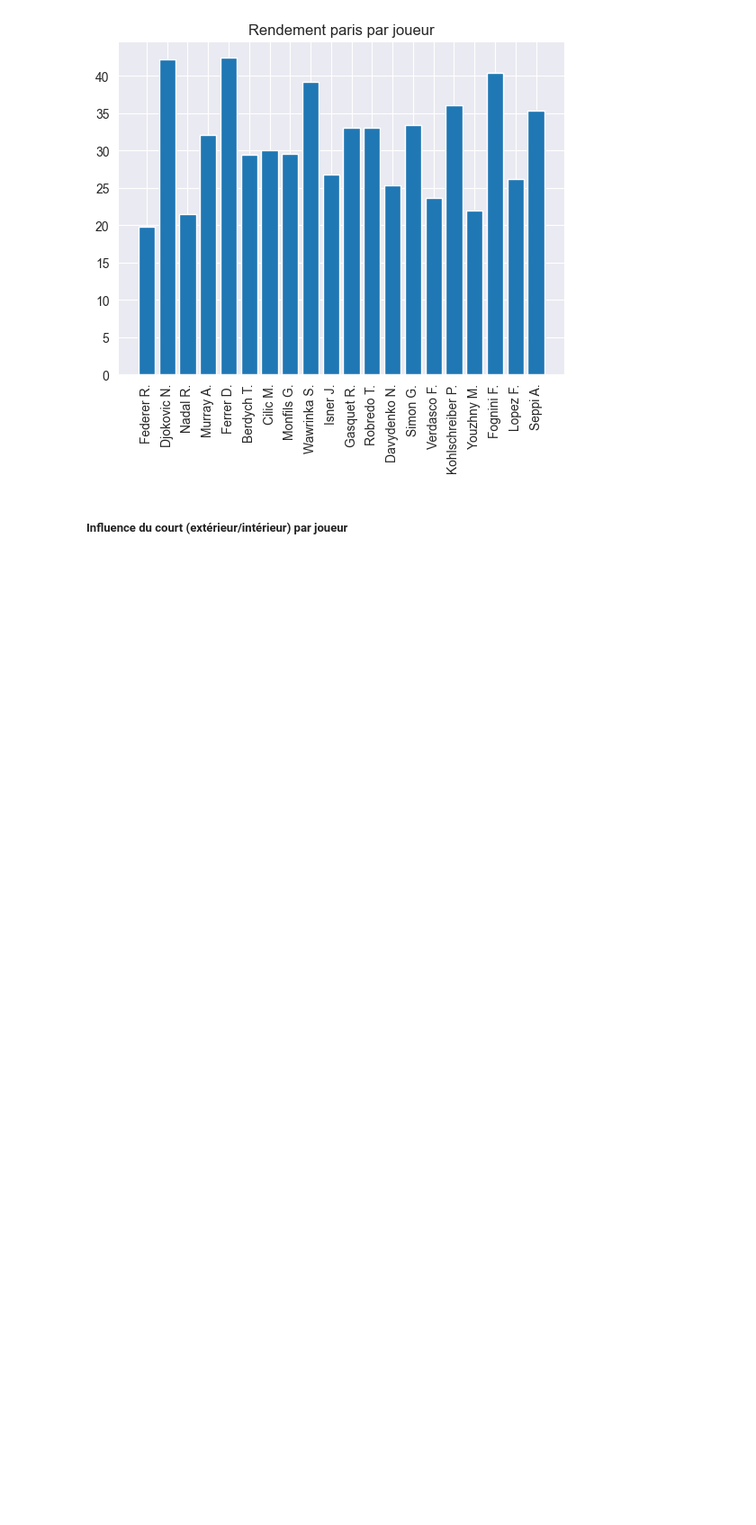
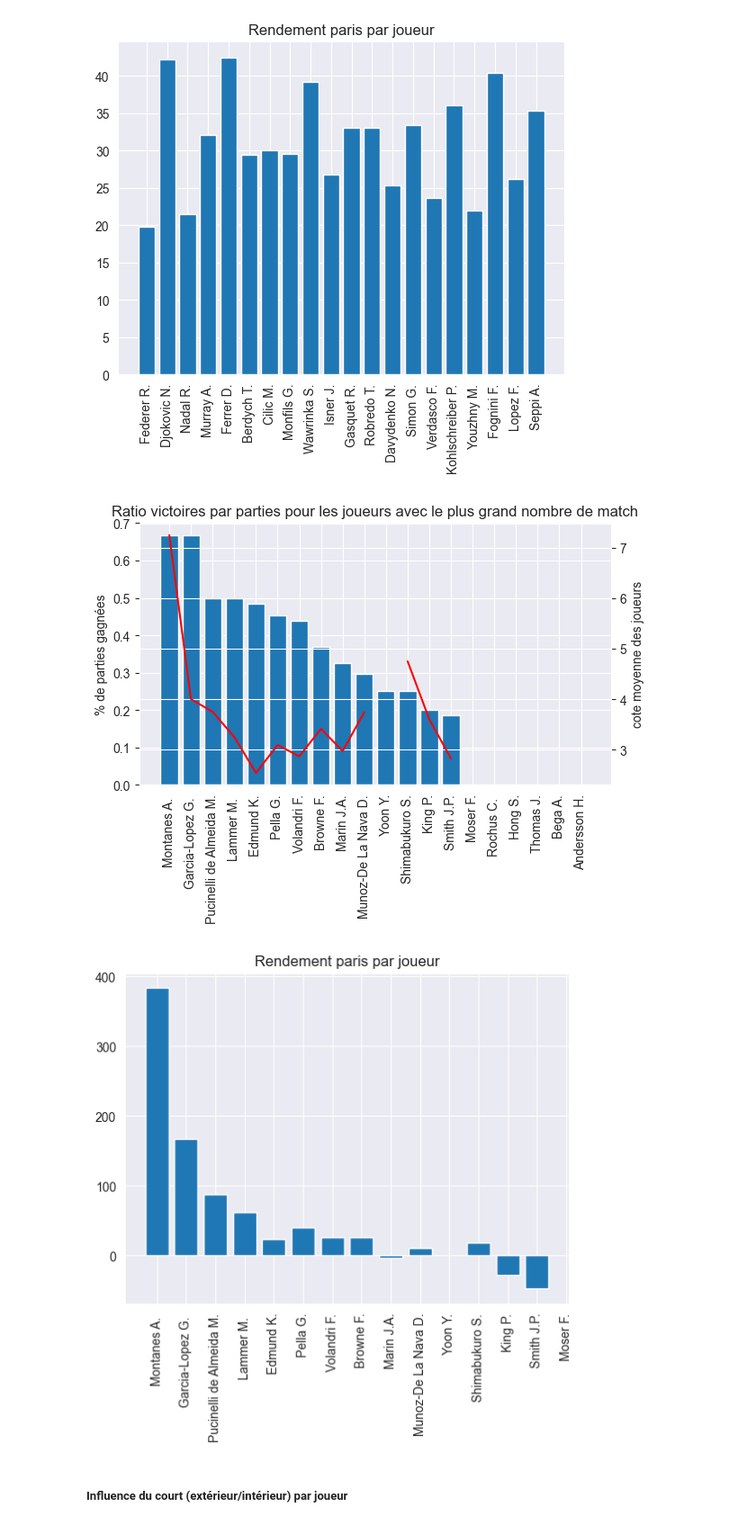
Before and after one commit to chboudry/PariTennis, a Jupyter notebook: analyse.ipynb, the cells around one changed output. Shown at 90% size. Saved outputs shown, nothing was run; the diff lists cells and outputs as text; code cells hidden in the pictures; blank space fills up the shorter version.

```diff
--- a/analyse.ipynb
+++ b/analyse.ipynb
@@ -278,6 +278,29 @@ plt.xticks(rotation='vertical')
 plt.show()
 # %% [output]
 [figure]
+# %%
+data = df_players.sample(20).sort_values("ratio_win",ascending=False)
+
+fig, ax1 = plt.subplots()
+ax1.bar(data.player, data.ratio_win)
+ax1.set_ylabel('% de parties gagnées')
+ax1.set_xticklabels(data.player, rotation='vertical')
+
+ax2 = ax1.twinx()
+ax2.set_ylabel('cote moyenne des joueurs')
+ax2.plot(data.player, data.players_odds, color='red')
+
+fig.tight_layout()  # otherwise the right y-label is slightly clipped
+plt.title("Ratio victoires par parties pour les joueurs avec le plus grand nombre de match")
+plt.show()
+
+plt.bar(data.player, 100*(data.ratio_win*data.players_odds-1))
+plt.title("Rendement paris par joueur")
+plt.xticks(rotation='vertical')
+plt.show()
+# %% [output]
+[figure, added]
+[figure, added]
 # %% [markdown]
 ##### Influence du court (extérieur/intérieur) par joueur
 # %%
```
Also changed, not shown: parts of 3 cells of this notebook.
